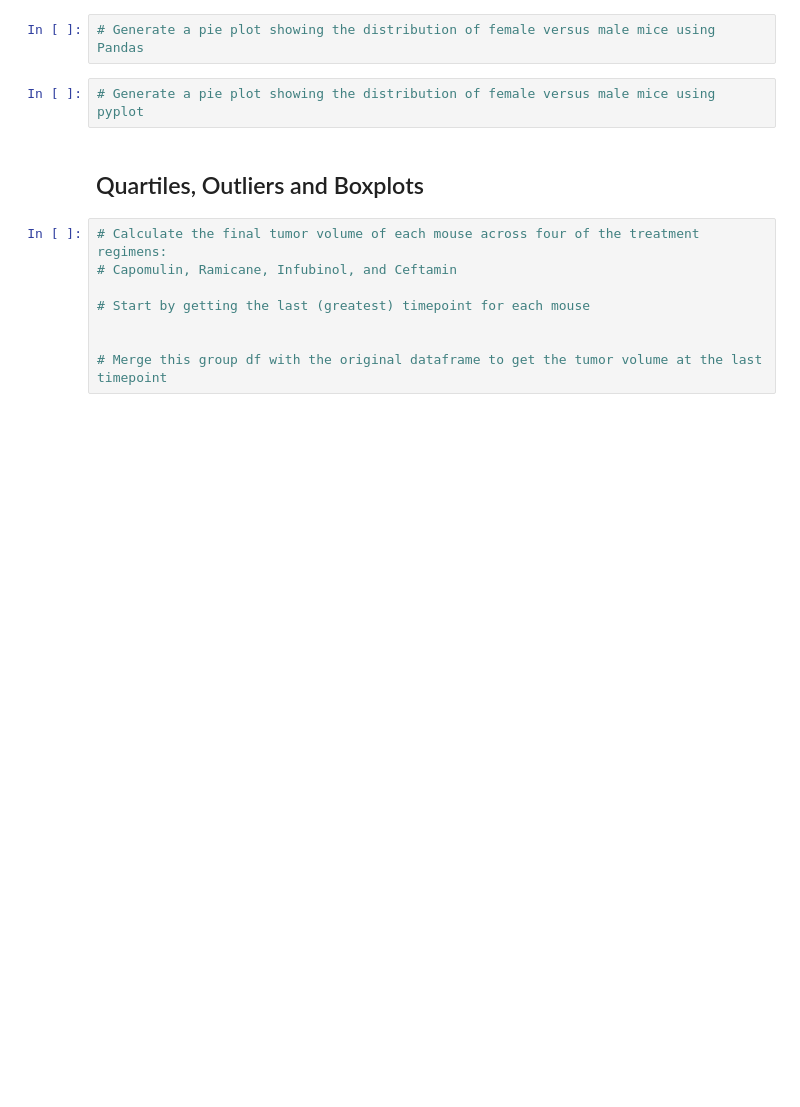
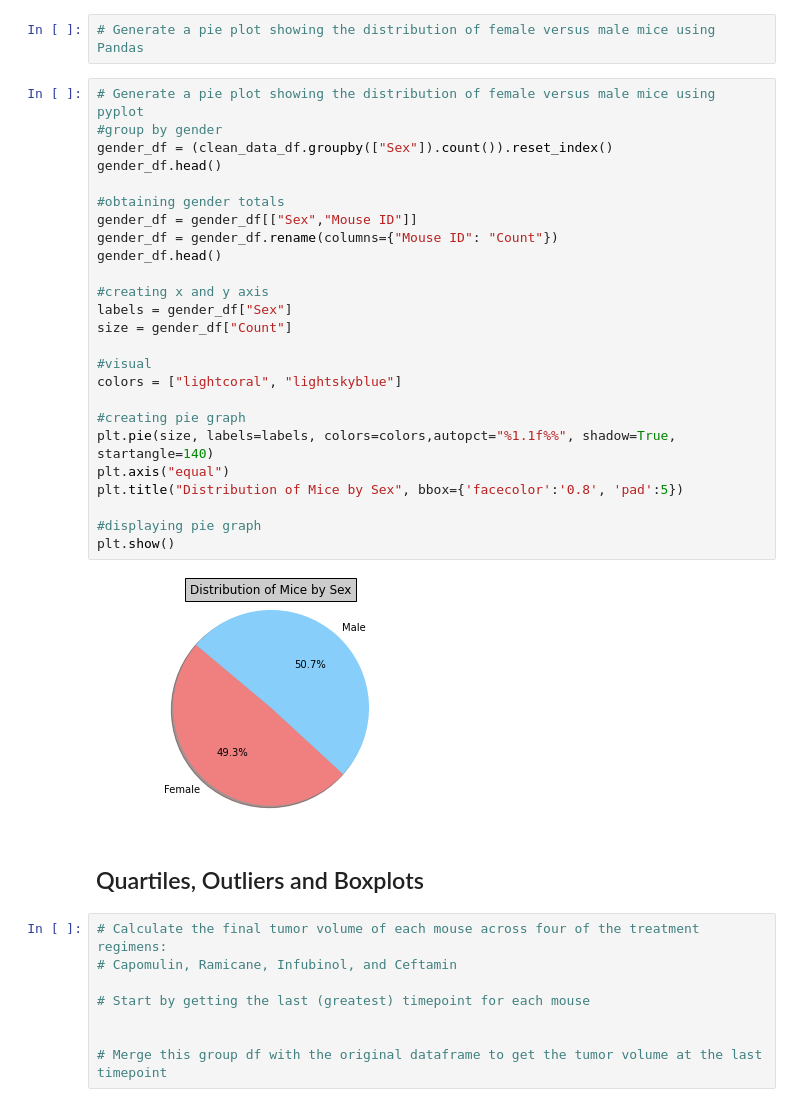
Before and after one commit to oleckie/Matplotlib-The_Power_of_Plots, a Jupyter notebook: Pymaceuticals/pymaceuticals_starter.ipynb, the cells around one changed output. Cells and saved outputs as stored; diff of their text form; blank space fills up the shorter version.

```diff
--- a/Pymaceuticals/pymaceuticals_starter.ipynb
+++ b/Pymaceuticals/pymaceuticals_starter.ipynb
@@ -132,7 +169,32 @@ total_summary_df
 # %%
 # Generate a pie plot showing the distribution of female versus male mice using Pandas
-# %%
-# Generate a pie plot showing the distribution of female versus male mice using pyplot
+# %%
+# Generate a pie plot showing the distribution of female versus male mice using pyplot
+#group by gender
+gender_df = (clean_data_df.groupby(["Sex"]).count()).reset_index()
+gender_df.head()
+
+#obtaining gender totals
+gender_df = gender_df[["Sex","Mouse ID"]]
+gender_df = gender_df.rename(columns={"Mouse ID": "Count"})
+gender_df.head()
+
+#creating x and y axis
+labels = gender_df["Sex"]
+size = gender_df["Count"]
+
+#visual
+colors = ["lightcoral", "lightskyblue"]
+
+#creating pie graph
+plt.pie(size, labels=labels, colors=colors,autopct="%1.1f%%", shadow=True, startangle=140)
+plt.axis("equal")
+plt.title("Distribution of Mice by Sex", bbox={'facecolor':'0.8', 'pad':5})
+
+#displaying pie graph
+plt.show()
+# %% [output]
+[figure, added]
 # %% [markdown]
 ## Quartiles, Outliers and Boxplots
 # %%
```
Also changed, not shown: parts of 3 cells of this notebook.
